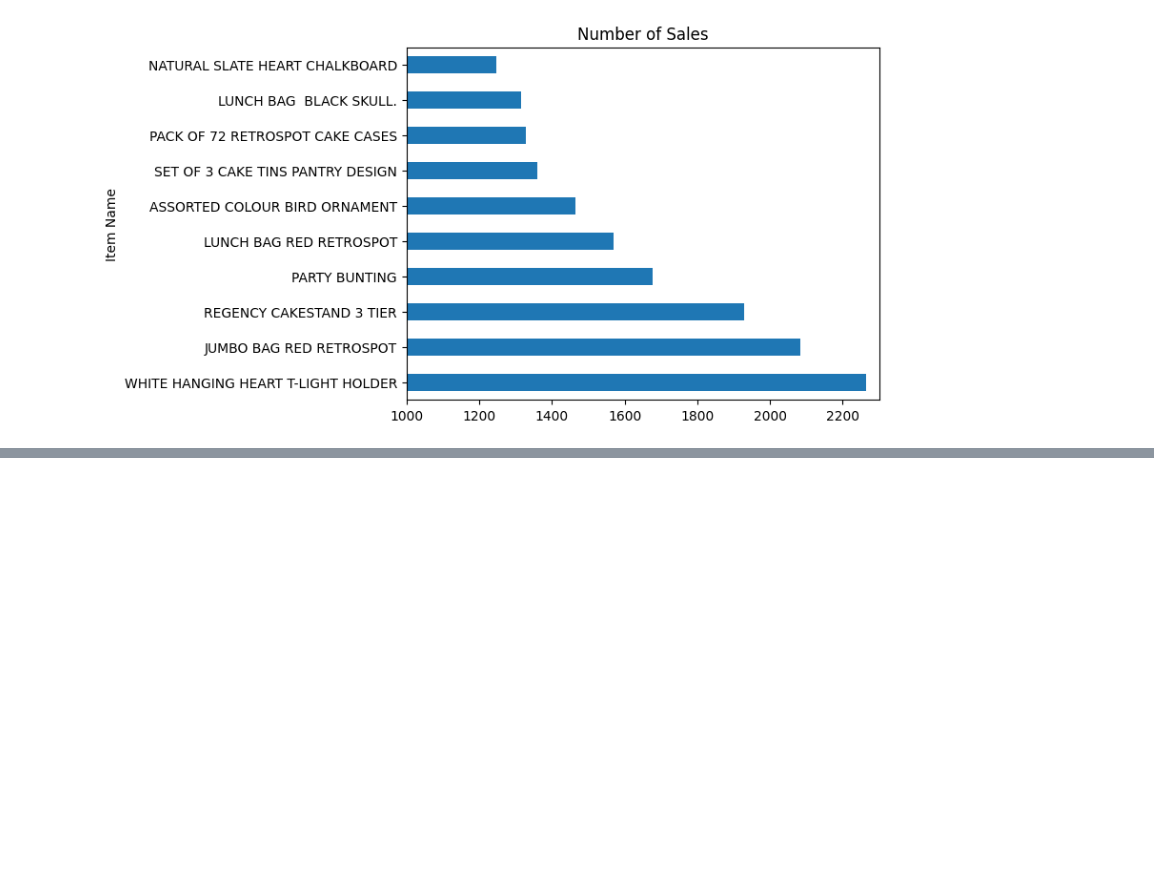
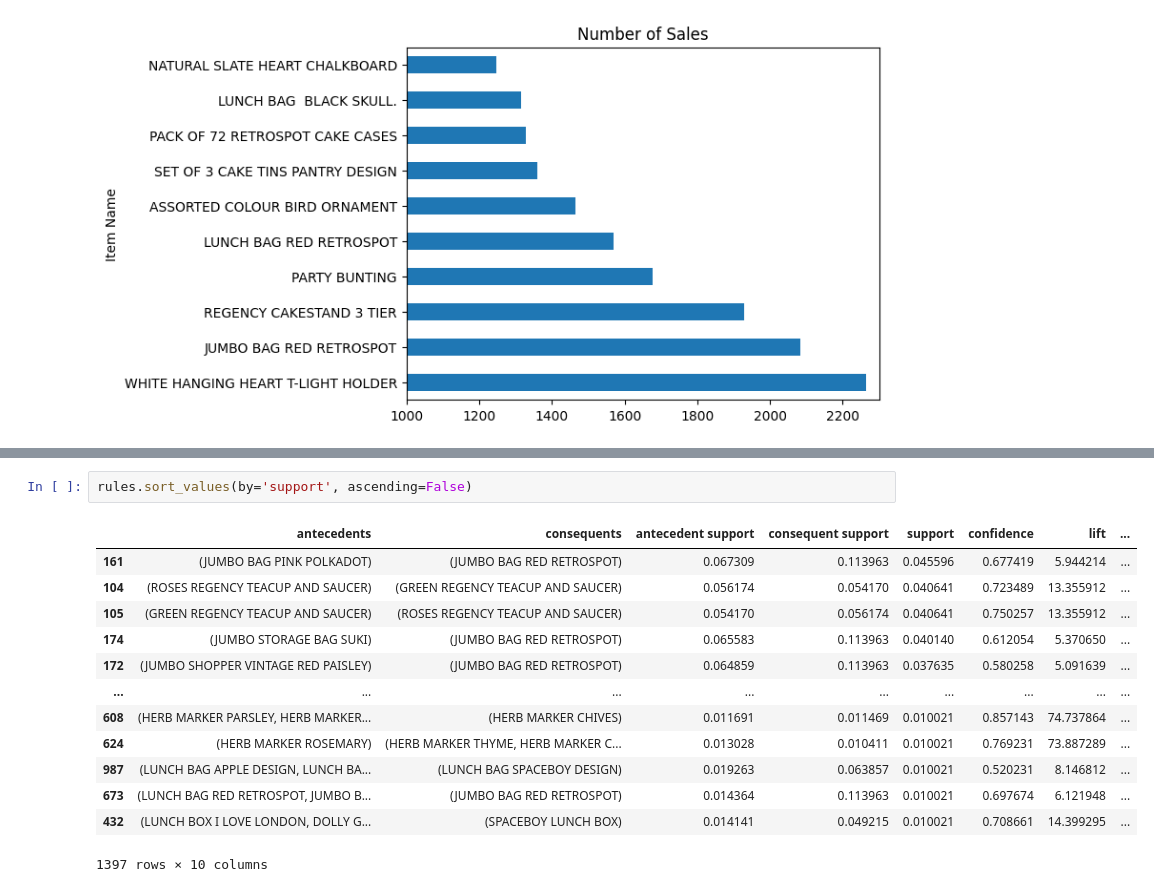
Before and after one commit to KavyaSwethaJ/market-basket-insights, a Jupyter notebook: market-basket-insights.ipynb, the cells around one changed output, grey strips where cells are left out. Saved outputs shown, nothing was run; the diff lists cells and outputs as text; blank space fills up the shorter version.

```diff
--- a/market-basket-insights.ipynb
+++ b/market-basket-insights.ipynb
@@ -255,0 +334,16 @@ plt.show()
+# %%
+rules.sort_values(by='support', ascending=False)
+# %% [output]
+|  | antecedents | consequents | antecedent support | consequent support | support | confidence | lift | ... |
+| 161 | (JUMBO BAG PINK POLKADOT) | (JUMBO BAG RED RETROSPOT) | 0.067309 | 0.113963 | 0.045596 | 0.677419 | 5.944214 | ... |
+| 104 | (ROSES REGENCY TEACUP AND SAUCER) | (GREEN REGENCY TEACUP AND SAUCER) | 0.056174 | 0.054170 | 0.040641 | 0.723489 | 13.355912 | ... |
+| 105 | (GREEN REGENCY TEACUP AND SAUCER) | (ROSES REGENCY TEACUP AND SAUCER) | 0.054170 | 0.056174 | 0.040641 | 0.750257 | 13.355912 | ... |
+| 174 | (JUMBO STORAGE BAG SUKI) | (JUMBO BAG RED RETROSPOT) | 0.065583 | 0.113963 | 0.040140 | 0.612054 | 5.370650 | ... |
+| 172 | (JUMBO SHOPPER VINTAGE RED PAISLEY) | (JUMBO BAG RED RETROSPOT) | 0.064859 | 0.113963 | 0.037635 | 0.580258 | 5.091639 | ... |
+| ... | ... | ... | ... | ... | ... | ... | ... | ... |
+| 608 | (HERB MARKER PARSLEY, HERB MARKER... | (HERB MARKER CHIVES) | 0.011691 | 0.011469 | 0.010021 | 0.857143 | 74.737864 | ... |
+| 624 | (HERB MARKER ROSEMARY) | (HERB MARKER THYME, HERB MARKER C... | 0.013028 | 0.010411 | 0.010021 | 0.769231 | 73.887289 | ... |
+| 987 | (LUNCH BAG APPLE DESIGN, LUNCH BA... | (LUNCH BAG SPACEBOY DESIGN) | 0.019263 | 0.063857 | 0.010021 | 0.520231 | 8.146812 | ... |
+| 673 | (LUNCH BAG RED RETROSPOT, JUMBO B... | (JUMBO BAG RED RETROSPOT) | 0.014364 | 0.113963 | 0.010021 | 0.697674 | 6.121948 | ... |
+| 432 | (LUNCH BOX I LOVE LONDON, DOLLY G... | (SPACEBOY LUNCH BOX) | 0.014141 | 0.049215 | 0.010021 | 0.708661 | 14.399295 | ... |
+1397 rows × 10 columns
```
Also changed, not shown: parts of 12 cells of this notebook.
